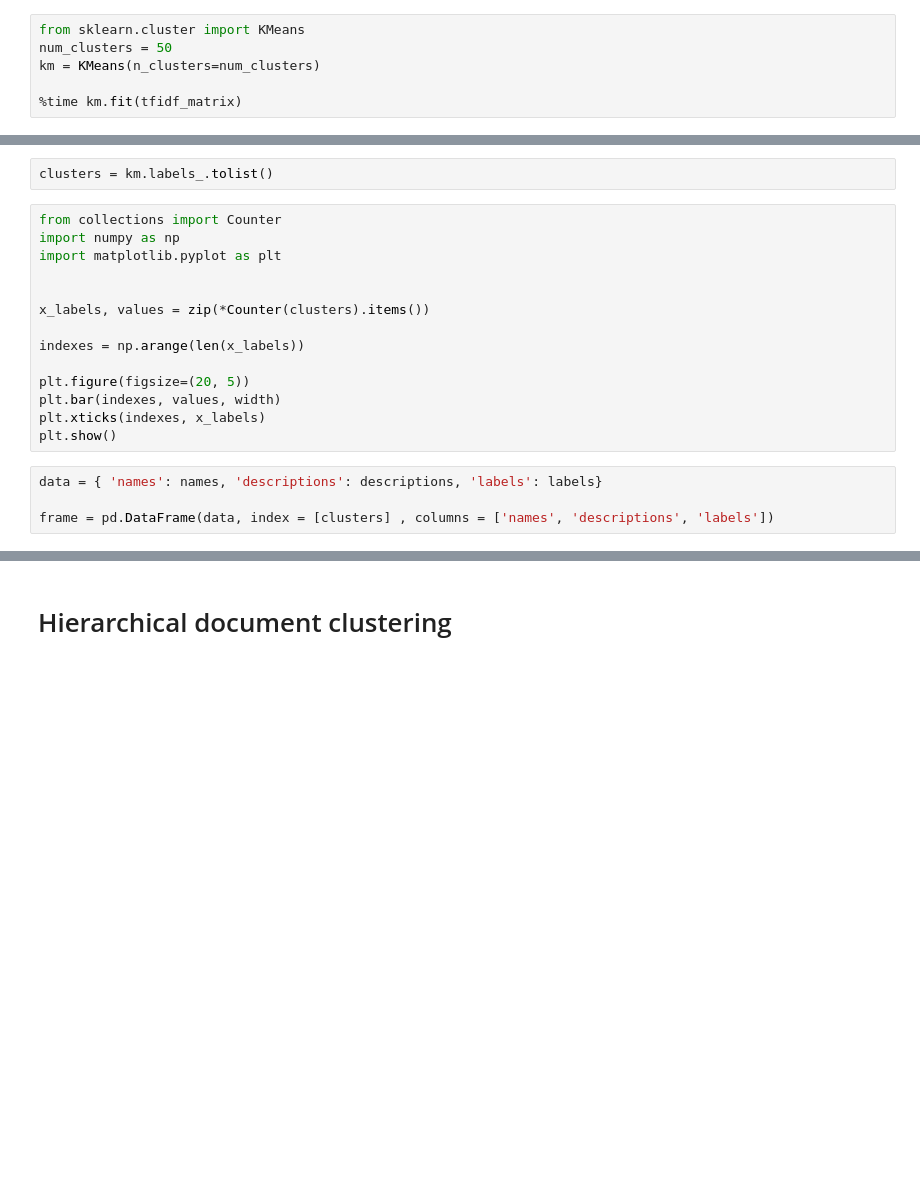
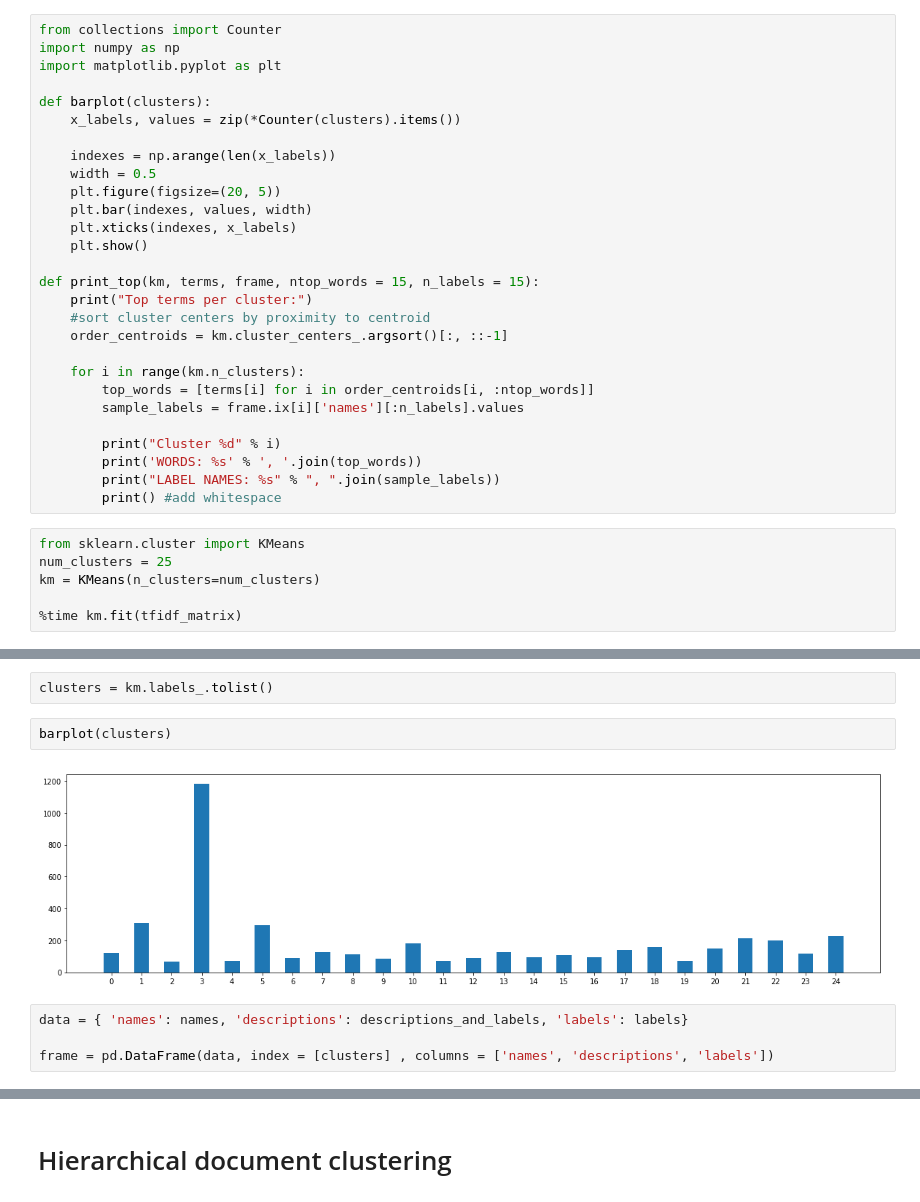
Before and after one commit to nowthisnews/youtube-8m, a Jupyter notebook: notebooks/data_pipeline.ipynb, the cells around one changed output, grey strips where cells are left out. Drawn from its saved outputs; the diff is of its cells as text; blank space fills up the shorter version.

```diff
--- a/notebooks/data_pipeline.ipynb
+++ b/notebooks/data_pipeline.ipynb
@@ -301,8 +312,36 @@ dist = 1 - cosine_similarity(tfidf_matrix)
 # %% [markdown]
 # K-means clustering
+# %%
+from collections import Counter
+import numpy as np
+import matplotlib.pyplot as plt
+
+def barplot(clusters):
+    x_labels, values = zip(*Counter(clusters).items())
+
+    indexes = np.arange(len(x_labels))
+    width = 0.5
+    plt.figure(figsize=(20, 5))
+    plt.bar(indexes, values, width)
+    plt.xticks(indexes, x_labels)
+    plt.show()
+
+def print_top(km, terms, frame, ntop_words = 15, n_labels = 15):
+    print("Top terms per cluster:")
+    #sort cluster centers by proximity to centroid
+    order_centroids = km.cluster_centers_.argsort()[:, ::-1]
+
+    for i in range(km.n_clusters):
+        top_words = [terms[i] for i in order_centroids[i, :ntop_words]]
+        sample_labels = frame.ix[i]['names'][:n_labels].values
+
+        print("Cluster %d" % i)
+        print('WORDS: %s' % ', '.join(top_words))
+        print("LABEL NAMES: %s" % ", ".join(sample_labels))
+        print() #add whitespace
 # %%
 from sklearn.cluster import KMeans
-num_clusters = 50
+num_clusters = 25
 km = KMeans(n_clusters=num_clusters)
 
 %time km.fit(tfidf_matrix)
@@ -309,21 +354,11 @@ km = KMeans(n_clusters=num_clusters)
 # %%
 clusters = km.labels_.tolist()
-# %%
-from collections import Counter
-import numpy as np
-import matplotlib.pyplot as plt
-
-
-x_labels, values = zip(*Counter(clusters).items())
-
-indexes = np.arange(len(x_labels))
-
-plt.figure(figsize=(20, 5))
-plt.bar(indexes, values, width)
-plt.xticks(indexes, x_labels)
-plt.show()
+# %%
+barplot(clusters)
+# %% [output]
+[figure, added]
 # %%
-data = { 'names': names, 'descriptions': descriptions, 'labels': labels}
+data = { 'names': names, 'descriptions': descriptions_and_labels, 'labels': labels}
 
 frame = pd.DataFrame(data, index = [clusters] , columns = ['names', 'descriptions', 'labels'])
 # %%
```
Also changed, not shown: parts of 26 cells of this notebook.
